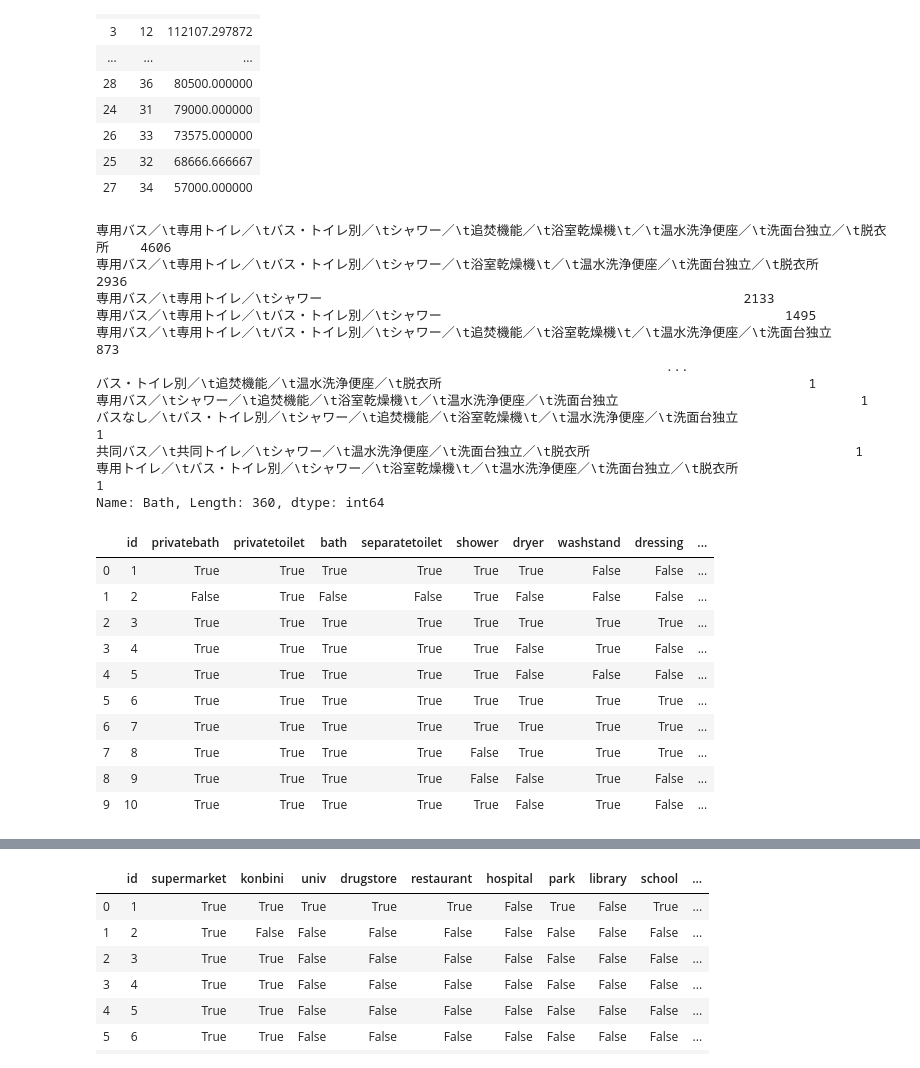
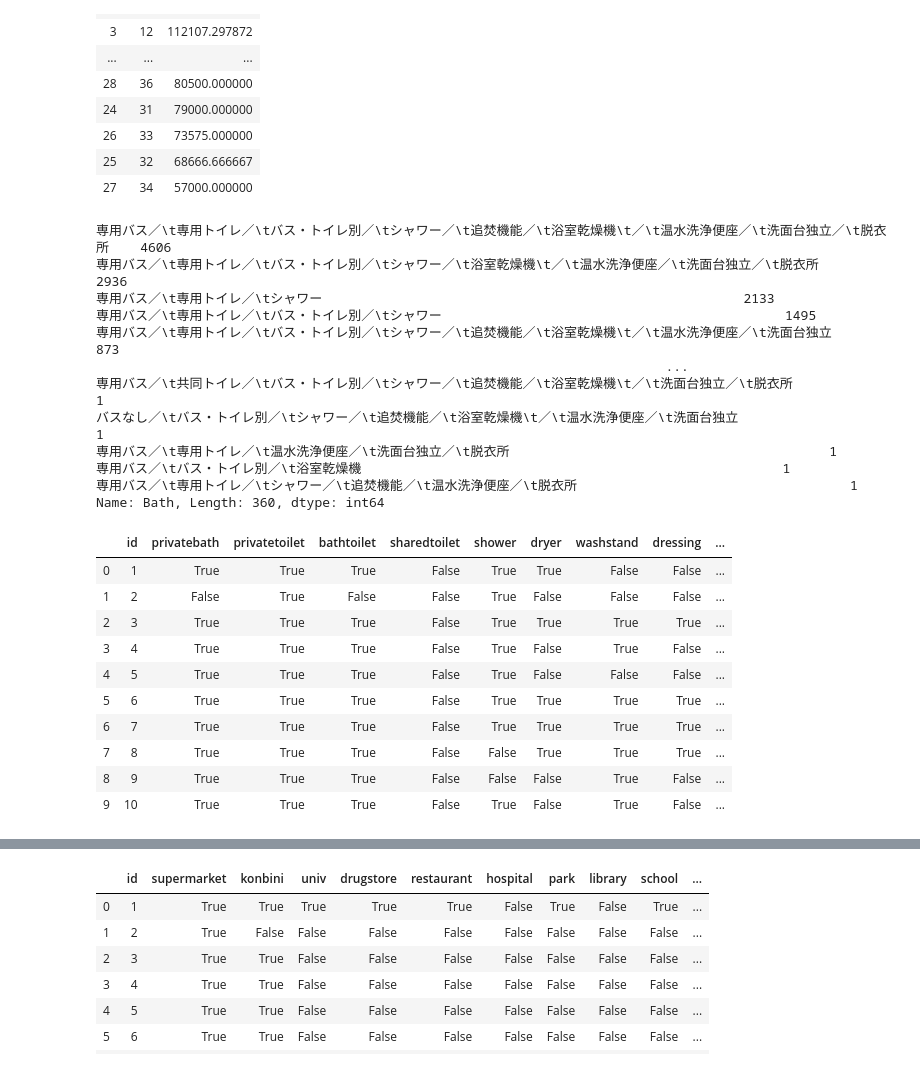
Before and after one commit to dt024/signatestudentcup2019, a Jupyter notebook: signate_houseprices.ipynb, the cells around one changed output, grey strips where cells are left out. Cells and saved outputs as stored; diff of their text form; code cells hidden in the pictures.

Commit message:
update Bath, metters

```diff
--- a/signate_houseprices.ipynb
+++ b/signate_houseprices.ipynb
@@ -46,3 +83,5 @@ for dataset in train_test_data:
+# %%
+train['City'].fillna('東京都板橋区板橋',inplace=True)
 # %%
 train[['City', 'Rent']].groupby(['City'], as_index=False).mean().sort_values(by="Rent",ascending=False)
 # %% [output]
@@ -363,11 +402,11 @@ train['Bath'].value_counts()
 専用バス／\t専用トイレ／\tバス・トイレ別／\tシャワー                                            1495
 専用バス／\t専用トイレ／\tバス・トイレ別／\tシャワー／\t追焚機能／\t浴室乾燥機\t／\t温水洗浄便座／\t洗面台独立           873
                                                                          ...
-バス・トイレ別／\t追焚機能／\t温水洗浄便座／\t脱衣所                                               1
-専用バス／\tシャワー／\t追焚機能／\t浴室乾燥機\t／\t温水洗浄便座／\t洗面台独立                               1
+専用バス／\t共同トイレ／\tバス・トイレ別／\tシャワー／\t追焚機能／\t浴室乾燥機\t／\t洗面台独立／\t脱衣所                1
 バスなし／\tバス・トイレ別／\tシャワー／\t追焚機能／\t浴室乾燥機\t／\t温水洗浄便座／\t洗面台独立                     1
-共同バス／\t共同トイレ／\tシャワー／\t温水洗浄便座／\t洗面台独立／\t脱衣所                                  1
-専用トイレ／\tバス・トイレ別／\tシャワー／\t浴室乾燥機\t／\t温水洗浄便座／\t洗面台独立／\t脱衣所                     1
+専用バス／\t専用トイレ／\t温水洗浄便座／\t洗面台独立／\t脱衣所                                         1
+専用バス／\tバス・トイレ別／\t浴室乾燥機                                                      1
+専用バス／\t専用トイレ／\tシャワー／\t追焚機能／\t温水洗浄便座／\t脱衣所                                   1
 Name: Bath, Length: 360, dtype: int64
 # %%
 for dataset in train_test_data:
@@ -394,18 +435,18 @@ for dataset in train_test_data:
 # %%
-train[['id','privatebath','privatetoilet','bath','separatetoilet','shower',
-        'dryer','washstand','dressing','warmseat']].groupby(['id','privatebath'],as_index=False).mean().head(10)
+train[['id','privatebath','privatetoilet','bathtoilet','sharedtoilet','shower',
+        'dryer','washstand','dressing','warmseat','memorial']].groupby(['id','privatebath'],as_index=False).mean().head(10)
 # %% [output]
-|  | id | privatebath | privatetoilet | bath | separatetoilet | shower | dryer | washstand | dressing | ... |
-| 0 | 1 | True | True | True | True | True | True | False | False | ... |
+|  | id | privatebath | privatetoilet | bathtoilet | sharedtoilet | shower | dryer | washstand | dressing | ... |
+| 0 | 1 | True | True | True | False | True | True | False | False | ... |
 | 1 | 2 | False | True | False | False | True | False | False | False | ... |
-| 2 | 3 | True | True | True | True | True | True | True | True | ... |
-| 3 | 4 | True | True | True | True | True | False | True | False | ... |
-| 4 | 5 | True | True | True | True | True | False | False | False | ... |
-| 5 | 6 | True | True | True | True | True | True | True | True | ... |
-| 6 | 7 | True | True | True | True | True | True | True | True | ... |
-| 7 | 8 | True | True | True | True | False | True | True | True | ... |
-| 8 | 9 | True | True | True | True | False | False | True | False | ... |
-| 9 | 10 | True | True | True | True | True | False | True | False | ... |
+| 2 | 3 | True | True | True | False | True | True | True | True | ... |
+| 3 | 4 | True | True | True | False | True | False | True | False | ... |
+| 4 | 5 | True | True | True | False | True | False | False | False | ... |
+| 5 | 6 | True | True | True | False | True | True | True | True | ... |
+| 6 | 7 | True | True | True | False | True | True | True | True | ... |
+| 7 | 8 | True | True | True | False | False | True | True | True | ... |
+| 8 | 9 | True | True | True | False | False | False | True | False | ... |
+| 9 | 10 | True | True | True | False | True | False | True | False | ... |
 # %%
 train['Kitchen'].value_counts()
 # %% [output]
```
Also changed, not shown: parts of 41 cells of this notebook.
